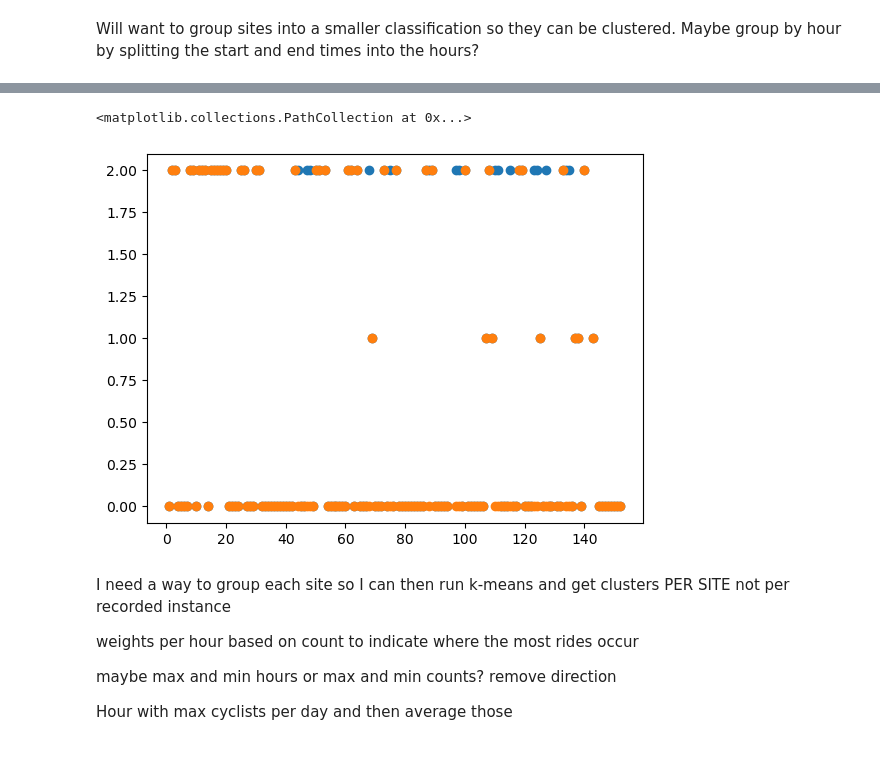
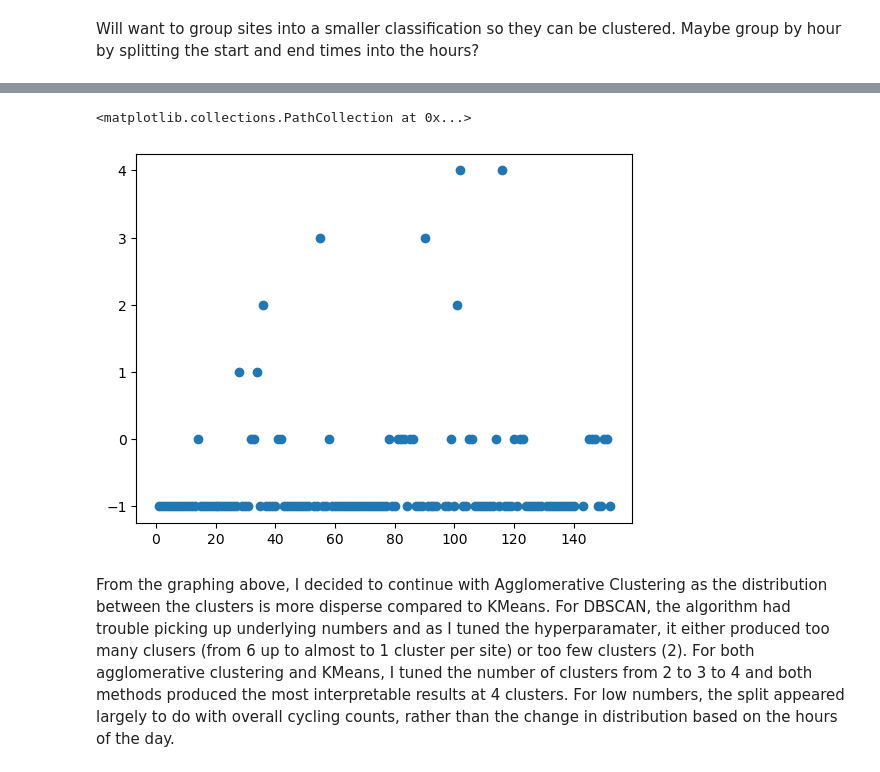
Before and after one commit to aposey11/Modern-Data-Analytics, a Jupyter notebook: MDA_work.ipynb, the cells around one changed output, grey strips where cells are left out. Cells and saved outputs as stored; diff of their text form; code cells hidden in the pictures.

```diff
--- a/MDA_work.ipynb
+++ b/MDA_work.ipynb
@@ -166,28 +185,16 @@ Below is the creation of the different clustering algorithms. First is KMeans, c
 # %%
-kmeans = KMeans(n_clusters=3, random_state=0, n_init='auto').fit_predict(df_cluster)
+kmeans = KMeans(n_clusters=4, random_state=0, init='k-means++', n_init='auto').fit_predict(df_cluster)
 # %%
-agc = AgglomerativeClustering(n_clusters=3, linkage='ward').fit_predict(df_cluster)
+agc = AgglomerativeClustering(n_clusters=4, linkage='ward').fit_predict(df_cluster)
 # %%
 dbscan = DBSCAN(min_samples=2).fit_predict(df_cluster)
 # %%
 df2 = df_cluster.copy()
+# %%
+df2.insert(0, 'siteid', df_cluster_col1, True)
+df2.insert(1, 'average_hour_count', df_cluster_col2, True)
 # %%
 df2['cluster'] = kmeans
 df2['cluster_agc_ward'] = agc
 df2['cluster_dbscan'] = dbscan
-# %%
-
-df_testing_now = df.groupby(['siteid', 'hour'])['hour_count'].mean()
-
-indz = 0
-num = 0
-for val in df_testing_now:
-    df2.loc[indz, str(num)] = val
-    if num < 23:
-        num += 1
-    else:
-        num = 0
-        indz += 1
-
-#for val in
 # %%
@@ -224,18 +231,13 @@ df_cluster[-10:]
 # %%
 fig, ax = plt.subplots()
-ax.scatter(df2['siteid'], df2['cluster'])
-ax.scatter(df2['siteid'], df2['cluster_agc_ward'])
+#ax.scatter(df2['siteid'], df2['cluster'])
+#ax.scatter(df2['siteid'], df2['cluster_agc_ward'])
+ax.scatter(df2['siteid'], df2['cluster_dbscan'])
 
 #plt.savefig('testing.png', dpi=500)
 #df2[['siteid', 'cluster']]
 # %% [output]
 <matplotlib.collections.PathCollection at 0x...>
-[figure, old version]
+[figure, new version]
 # %% [markdown]
-I need a way to group each site so I can then run k-means and get clusters PER SITE not per recorded instance
-
-weights per hour based on count to indicate where the most rides occur
-
-maybe max and min hours or max and min counts? remove direction
-
-Hour with max cyclists per day and then average those
+From the graphing above, I decided to continue with Agglomerative Clustering as the distribution between the clusters is more disperse compared to KMeans. For DBSCAN, the algorithm had trouble picking up underlying numbers and as I tuned the hyperparamater, it either produced too many clusers (from 6 up to almost to 1 cluster per site) or too few clusters (2). For both agglomerative clustering and KMeans, I tuned the number of clusters from 2 to 3 to 4 and both methods produced the most interpretable results at 4 clusters. For low numbers, the split appeared largely to do with overall cycling counts, rather than the change in distribution based on the hours of the day.
```
Also changed, not shown: parts of 30 cells of this notebook, 1 other file.
